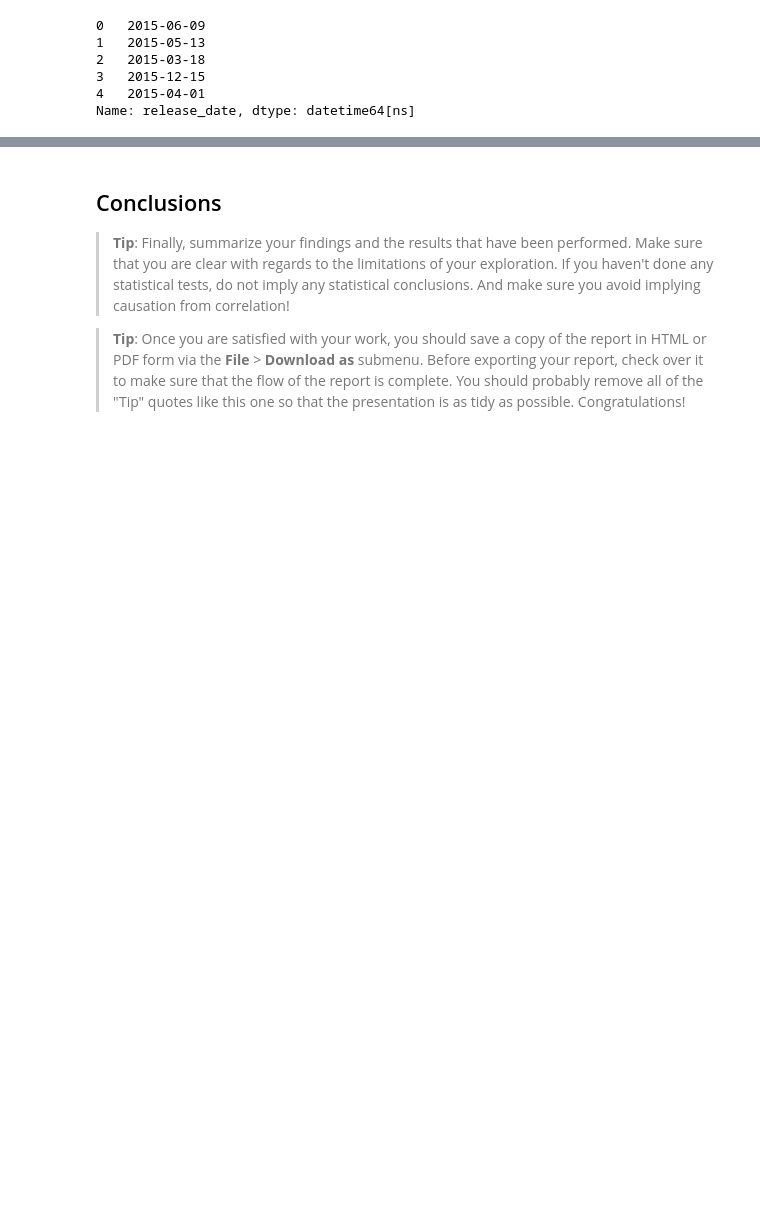
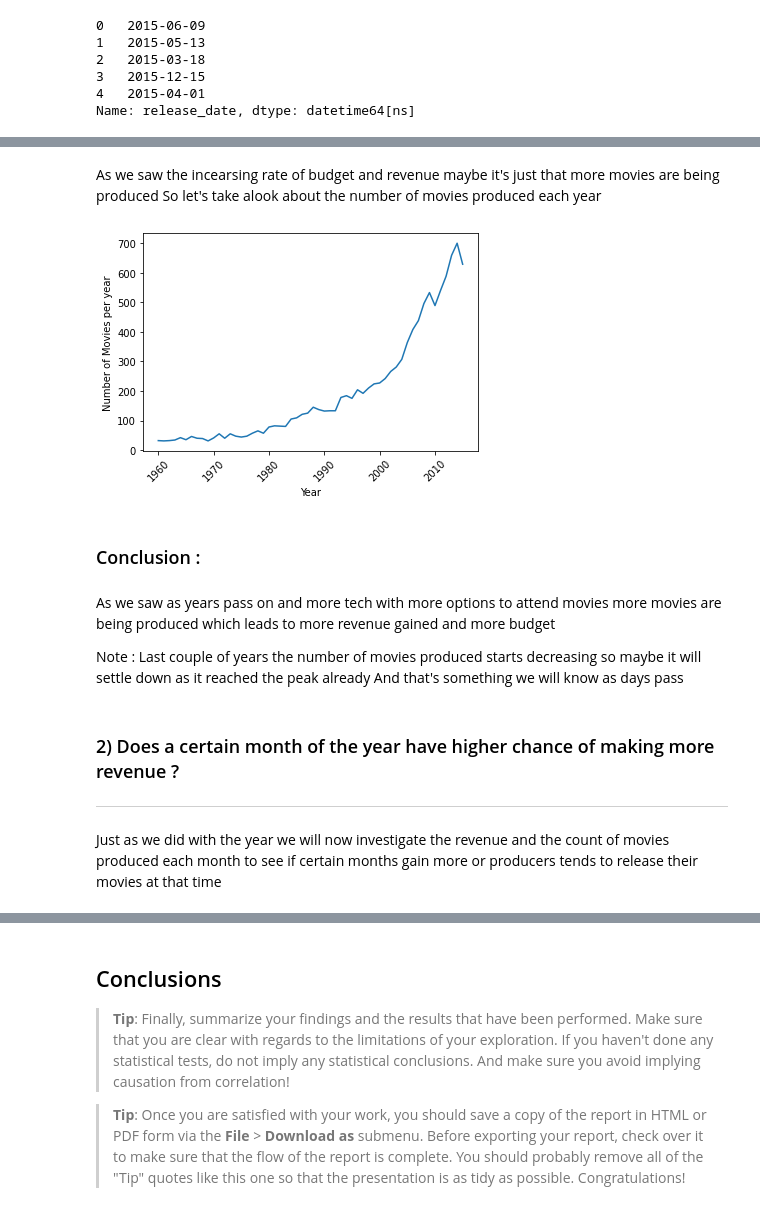
Before and after one commit to EslamAsfour/Investigate-a-Dataset, a Jupyter notebook: investigate-a-dataset-template.ipynb, the cells around one changed output, grey strips where cells are left out. Drawn from its saved outputs; the diff is of its cells as text; code cells hidden in the pictures; blank space fills up the shorter version.

```diff
--- a/investigate-a-dataset-template.ipynb
+++ b/investigate-a-dataset-template.ipynb
@@ -147,0 +189,25 @@ memory usage: 1.4+ MB
+# %% [markdown]
+As we saw the incearsing rate of budget and revenue maybe it's just that more movies are being produced
+So let's take alook about the number of movies produced each year
+# %%
+fig, ax = plt.subplots()
+ax.plot(df.groupby("release_year")['id'].count())
+plt.ylabel("Number of Movies per year")
+plt.xlabel("Year")
+plt.xticks(rotation=45)
+plt.show()
+# %% [output]
+[figure, added]
+# %% [markdown]
+### Conclusion :
+# %% [markdown]
+As we saw as years pass on and more tech with more options to attend movies more movies are being produced which leads to more revenue gained and more budget
+
+Note :
+    Last couple of years the number of movies produced starts decreasing so maybe it will settle down as it reached the peak already
+    And that's something we will know as days pass
+# %% [markdown]
+### 2) Does a certain month of the year have higher chance of making more revenue ?
+___
+# %% [markdown]
+Just as we did with the year we will now investigate the revenue and the count of movies produced each month to see if certain months gain more or producers tends to release their movies at that time
```
Also changed, not shown: parts of 40 cells of this notebook.
